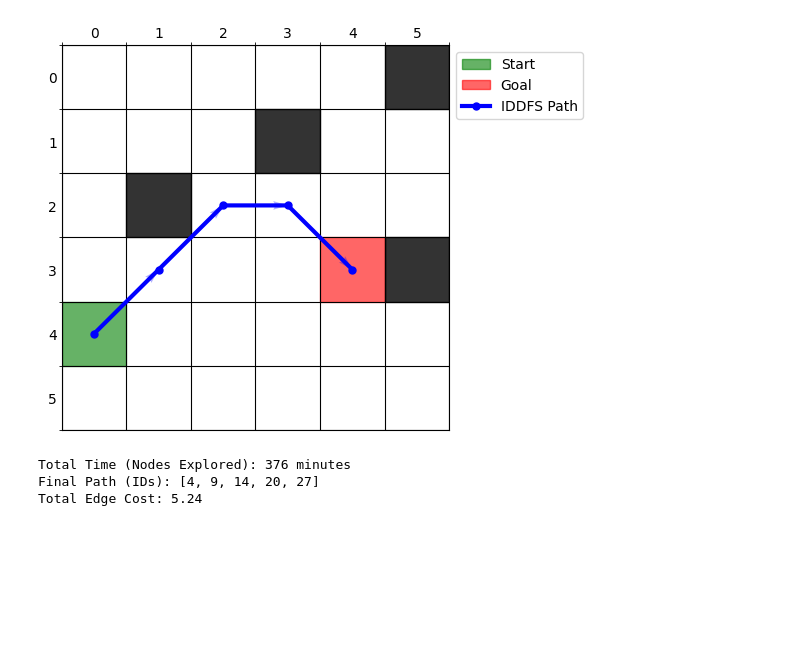
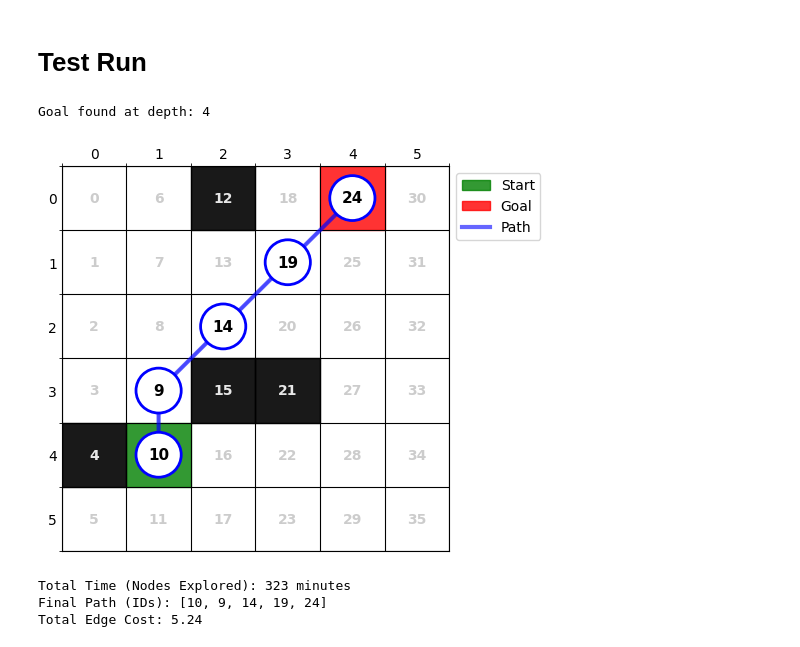
Before and after one commit to 2BerbyMarty2/search-algorithms-2026, a Jupyter notebook: Maze_Search_IDDFS.ipynb, the cells around one changed output. Saved outputs shown, nothing was run; the diff lists cells and outputs as text; code cells hidden in the pictures; blank space fills up the shorter version.

```diff
--- a/Maze_Search_IDDFS.ipynb
+++ b/Maze_Search_IDDFS.ipynb
@@ -96,7 +142,7 @@ def get_neighbors(node_id, barriers):
             if 0 <= nx < 6 and 0 <= ny < 6:
                 # Convert back to ID: ID = x*6 + y (based on your //6 and %6 logic)
                 neighbor_id = nx * 6 + ny
-                if get_coords(neighbor_id) not in barriers:
+                if neighbor_id not in barriers:
                     neighbors.append(neighbor_id)
 
     # Rule (a): Process neighbors in increasing order of ID
@@ -159,0 +215,33 @@ def run_iddfs(maze_data):
+# %%
+def run_iddfs(maze_data):
+    start_node = maze_data['start']
+    goal_node = maze_data['goal']
+    barriers = maze_data['barriers']
+
+    all_explored_nodes = [] # Tracks every node touched across all iterations
+    final_solution = None
+
+    # Gradually increase depth from 0 to 36 (total cells in 6x6 grid)
+    for depth in range(36):
+        # We track nodes visited *specifically* at this depth level
+        nodes_visited_at_this_depth = []
+
+        # Start the search with an empty current_path []
+        found, path, visited_nodes = depth_limited_search(
+            start_node,
+            goal_node,
+            barriers,
+            depth,
+            nodes_visited_at_this_depth,
+            []
+        )
+
+        # Add the work done in this iteration to our master log
+        all_explored_nodes.extend(nodes_visited_at_this_depth)
+
+        if found:
+            final_solution = path
+            print(f"Goal found at depth: {depth}")
+            break # Stop searching once we find the shortest path
+
+    return all_explored_nodes, final_solution
@@ -166,3 +264,5 @@ def calculate_path_cost(path):
         # Rule (e): Euclidean distance
         cost += np.sqrt((c1[0]-c2[0])**2 + (c1[1]-c2[1])**2)
     return cost
+# %% [markdown]
+# Test Run
@@ -169,14 +271,14 @@ def calculate_path_cost(path):
 # %%
-maze = setup_maze()
-visited, path = run_iddfs(maze)
+visited, iddls_final_path = run_iddfs(maze)
 
-draw_maze(maze,path)
+draw_maze(maze,iddls_final_path)
 
 print(f"Total Time (Nodes Explored): {len(visited)} minutes")
-print(f"Final Path (IDs): {path}")
-print(f"Total Edge Cost: {calculate_path_cost(path):.2f}")
+print(f"Final Path (IDs): {iddls_final_path}")
+print(f"Total Edge Cost: {calculate_path_cost(iddls_final_path):.2f}")
 # %% [output]
+Goal found at depth: 4
-[figure, old version]
+[figure, new version]
-Total Time (Nodes Explored): 376 minutes
-Final Path (IDs): [4, 9, 14, 20, 27]
-Total Edge Cost: 5.24
+Total Time (Nodes Explored): 323 minutes
+Final Path (IDs): [10, 9, 14, 19, 24]
+Total Edge Cost: 5.24
```
Also changed, not shown: parts of 22 cells of this notebook.
